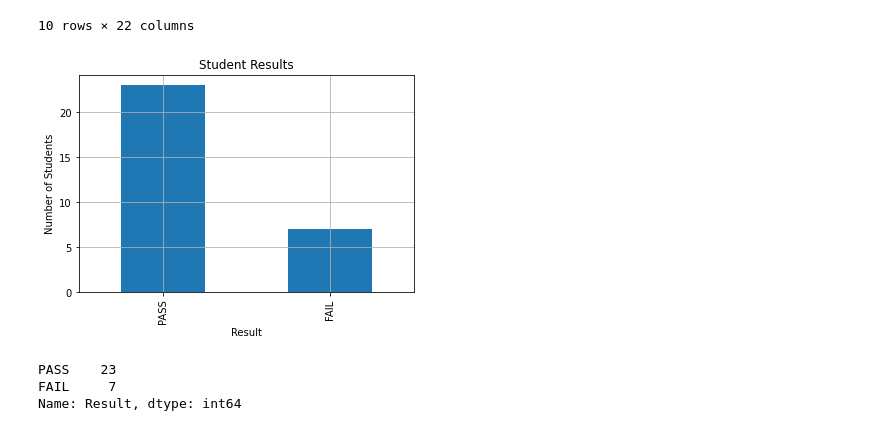
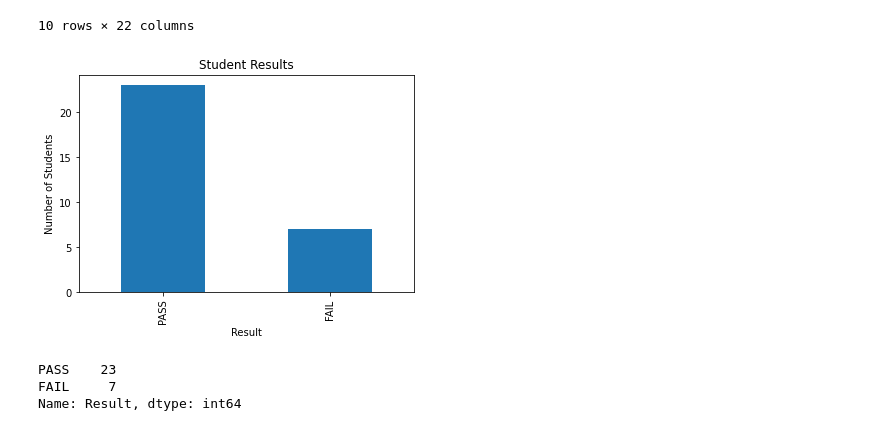
Before and after one commit to amir-yusoff/python-training-miniproject, a Jupyter notebook: analytics.ipynb, the cells around one changed output. Drawn from its saved outputs; the diff is of its cells as text; code cells hidden in the pictures.

```diff
--- a/analytics.ipynb
+++ b/analytics.ipynb
@@ -62,17 +62,15 @@ marks_result = []
 # %%
 fails = df['Result'].value_counts()
 fails.plot.bar()
 
 plt.title('Student Results')
 plt.xlabel('Result')
 plt.ylabel('Number of Students')
-plt.grid()
-
 
 plt.savefig('./output/student-result.png')
 plt.show()
 # %% [output]
-[figure, old version]
+[figure, new version]
 # %%
 df['Result'].value_counts()
 # %% [output]
```
Also changed, not shown: 2 other files.
